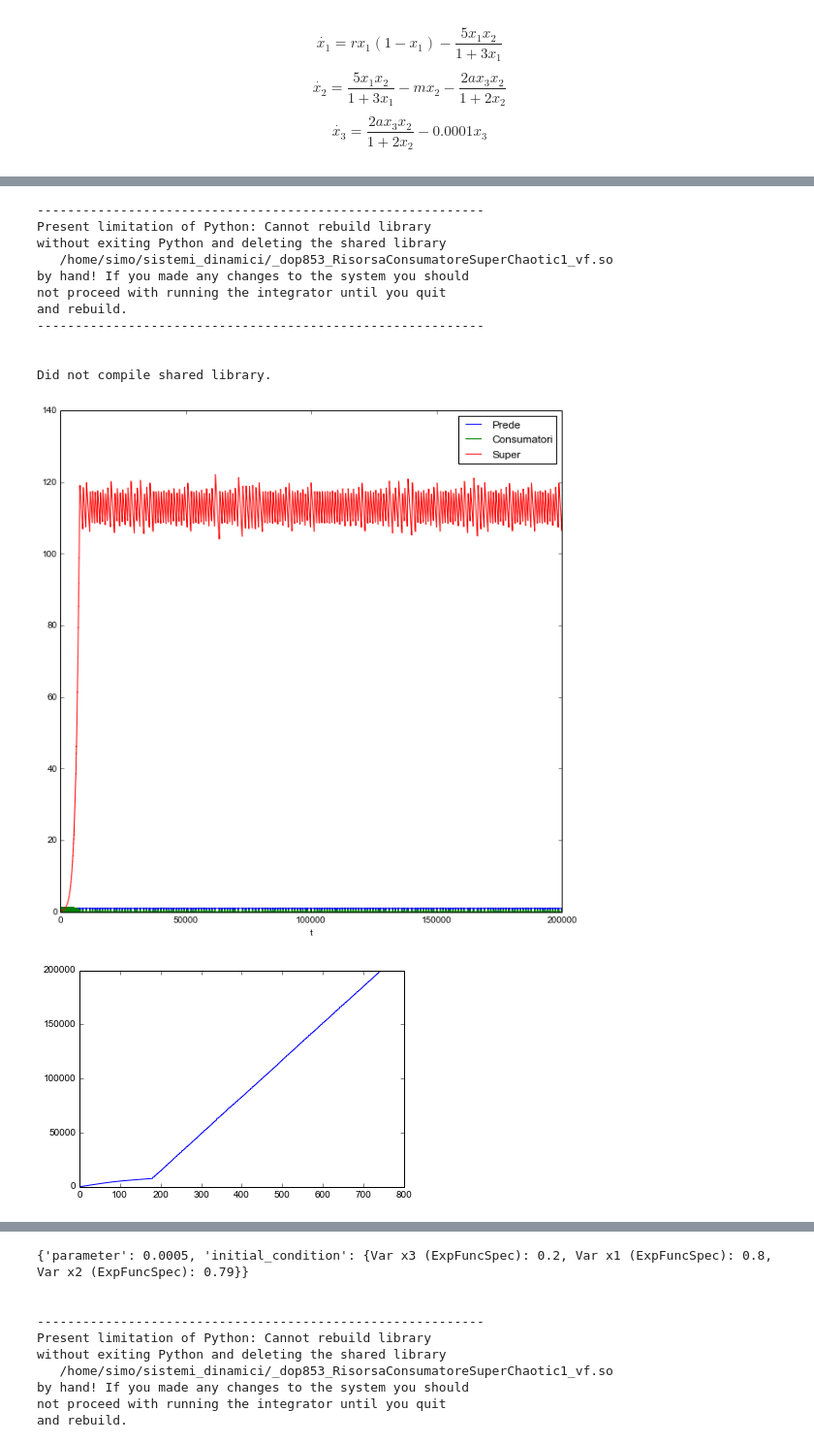
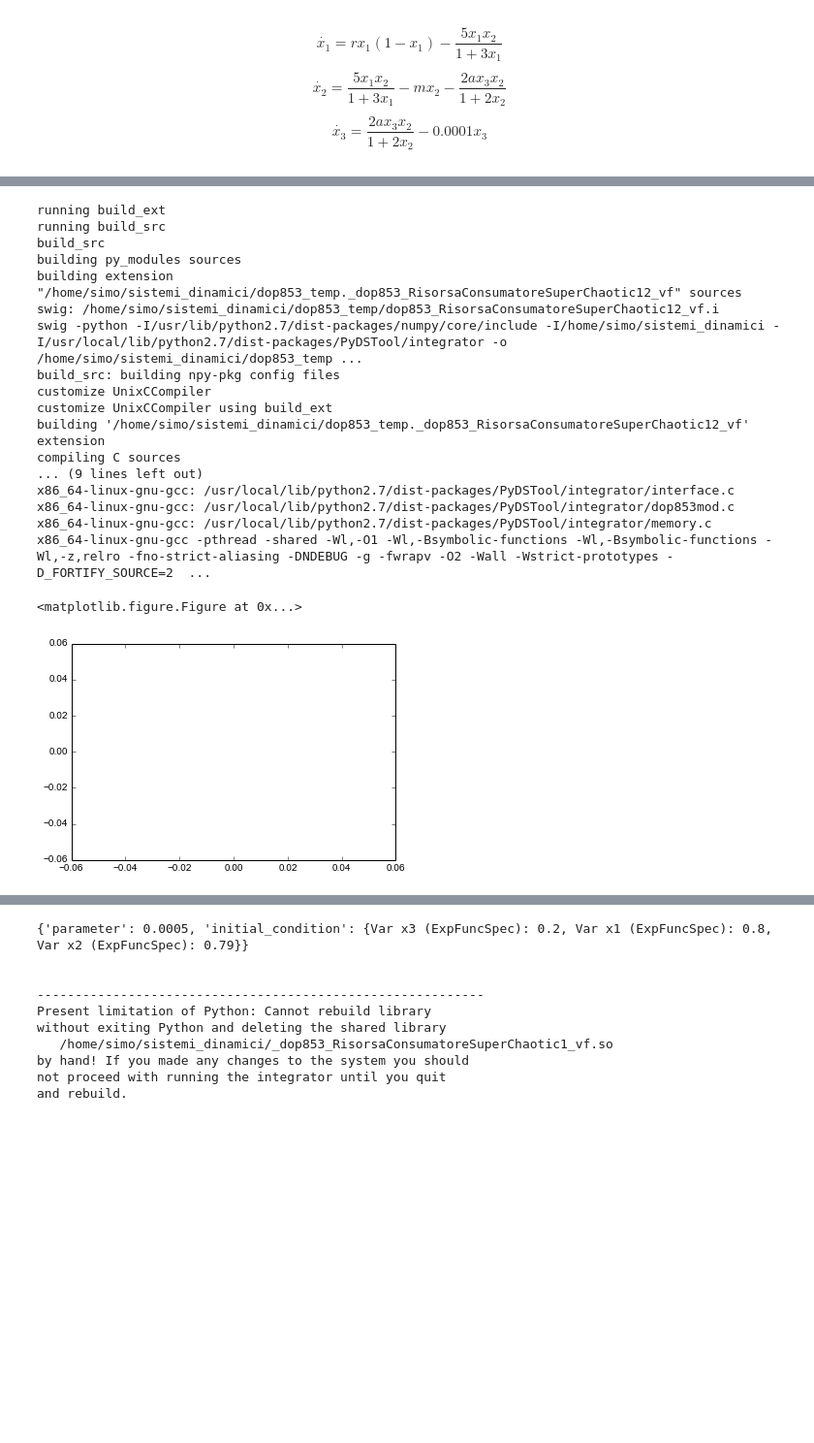
Before and after one commit to siscia/sistemi_dinamici, a Jupyter notebook: RobertExample.ipynb, the cells around one changed output, grey strips where cells are left out. Shown: that part at 97% size. Saved outputs shown, nothing was run; the diff lists cells and outputs as text; code cells hidden in the pictures; blank space fills up the shorter version.

```diff
--- a/RobertExample.ipynb
+++ b/RobertExample.ipynb
@@ -27,0 +24,16 @@ x3_dot = (2*(a*x3)*x2) / (1+2*x2) - 0.0001*x3
+# %%
+x1 = Var('x1')
+x2 = Var('x2')
+x3 = Var('x3')
+t = Var('t')
+
+x1_dot = Fun(r*x1*(1-x1) - (5*x1*x2)/(1+3*x1), [x1, x2, x3], 'x1_dot')
+x2_dot = Fun((5*x1*x2)/(1+3*x1) - m*x2 - (2*(a*x3)*x2)/(1+2*x2), [x1, x2, x3], 'x2_dot')
+x3_dot = Fun((2*(a*x3)*x2) / (1+2*x2) - 0.0001*x3, [x1, x2, x3], 'x3_dot')
+
+F = Fun([x1_dot(x1,x2,x3),x2_dot(x1,x2,x3),x3_dot(x1,x2,x3)], [x1, x2, x3], 'F')
+jac = Fun(Diff(F, [x1,x2,x3]), [t, x1,x2,x3], 'Jacobian')
+
+print jac[0]
+print jac[1]
+print jac[2]
@@ -42,7 +58,7 @@ print state
 def create_time_partition(to, frm, time_step):
     return [[x, x + time_step] for x in xrange(to, frm, time_step)]
 
-time_partition = create_time_partition(0, 200000, 100)
+time_partition = create_time_partition(0, 1000000, 100)
 Chaotic_args = args()
 Chaotic_args.name = 'RisorsaConsumatoreSuperChaotic1'
 Chaotic_args.ics = state['initial_condition']
@@ -99,53 +118,59 @@ state = {'initial_condition' : initial_condition,
 def create_time_partition(to, frm, time_step):
     return [[x, x + time_step] for x in xrange(to, frm, time_step)]
 
-thresh_ev_prec = Events.makeZeroCrossEvent('x1-0.5', 1,
+thresh_ev_prec = Events.makeZeroCrossEvent('x3-110.0', 1,
                                 {'name': 'thresh_ev_prec',
                                  'eventtol': 1e-4,
-                                 'term': False}, ['x1'],
+                                 'term': False}, ['x3'],
                                     targetlang='c')
 
-time_partition = create_time_partition(0, 200000, 100)
+time_partition = create_time_partition(0, 1000000, 100)
 Chaotic_args = args()
-Chaotic_args.name = 'RisorsaConsumatoreSuperChaotic1'
+Chaotic_args.name = 'RisorsaConsumatoreSuperChaotic12'
 Chaotic_args.ics = state['initial_condition']
 Chaotic_args.pars = [r, m, a]
 Chaotic_args.varspecs = variable
 Chaotic_args.algparams = {'max_pts' : int(10e6), 'fac1' : 0.90}
 Chaotic_args['events'] = thresh_ev_prec
 
 Chaotic = Generator.Dopri_ODEsystem(Chaotic_args)
 
 for time in time_partition:
     # print time
     Chaotic.set(tdata = time)
     traj = Chaotic.compute('Long', 'c')
 
 if traj:
     pts = traj.sample()
     plt.figure(figsize=(10, 10), dpi=300)
     plt.plot(pts['t'], pts['x1'], label = 'Prede')
     plt.plot(pts['t'], pts['x2'], label = 'Consumatori')
     plt.plot(pts['t'], pts['x3'], label = 'Super')
     plt.legend()
     plt.xlabel('t')
     plt.figure()
     evt = Chaotic.getEventTimes()['thresh_ev_prec']
     plot(evt)
 else:
     print Chaotic.diagnostics.showErrors()
     print Chaotic.diagnostics.showWarnings()
 # %% [output]
------------------------------------------------------------
-Present limitation of Python: Cannot rebuild library
-without exiting Python and deleting the shared library
-   /home/simo/sistemi_dinamici/_dop853_RisorsaConsumatoreSuperChaotic1_vf.so
-by hand! If you made any changes to the system you should
-not proceed with running the integrator until you quit
-and rebuild.
------------------------------------------------------------
-
-
-Did not compile shared library.
+running build_ext
+running build_src
+build_src
+building py_modules sources
+building extension "/home/simo/sistemi_dinamici/dop853_temp._dop853_RisorsaConsumatoreSuperChaotic12_vf" sources
+swig: /home/simo/sistemi_dinamici/dop853_temp/dop853_RisorsaConsumatoreSuperChaotic12_vf.i
+swig -python -I/usr/lib/python2.7/dist-packages/numpy/core/include -I/home/simo/sistemi_dinamici -I/usr/local/lib/python2.7/dist-packages/PyDSTool/integrator -o /home/simo/sistemi_dinamici/dop853_temp ...
+build_src: building npy-pkg config files
+customize UnixCCompiler
+customize UnixCCompiler using build_ext
+building '/home/simo/sistemi_dinamici/dop853_temp._dop853_RisorsaConsumatoreSuperChaotic12_vf' extension
+compiling C sources
+... (9 lines left out)
+x86_64-linux-gnu-gcc: /usr/local/lib/python2.7/dist-packages/PyDSTool/integrator/interface.c
+x86_64-linux-gnu-gcc: /usr/local/lib/python2.7/dist-packages/PyDSTool/integrator/dop853mod.c
+x86_64-linux-gnu-gcc: /usr/local/lib/python2.7/dist-packages/PyDSTool/integrator/memory.c
+x86_64-linux-gnu-gcc -pthread -shared -Wl,-O1 -Wl,-Bsymbolic-functions -Wl,-Bsymbolic-functions -Wl,-z,relro -fno-strict-aliasing -DNDEBUG -g -fwrapv -O2 -Wall -Wstrict-prototypes -D_FORTIFY_SOURCE=2  ...
+<matplotlib.figure.Figure at 0x...>
-[figure, old version]
+[figure, new version]
-[figure, removed]
```
Also changed, not shown: parts of 25 cells of this notebook.
